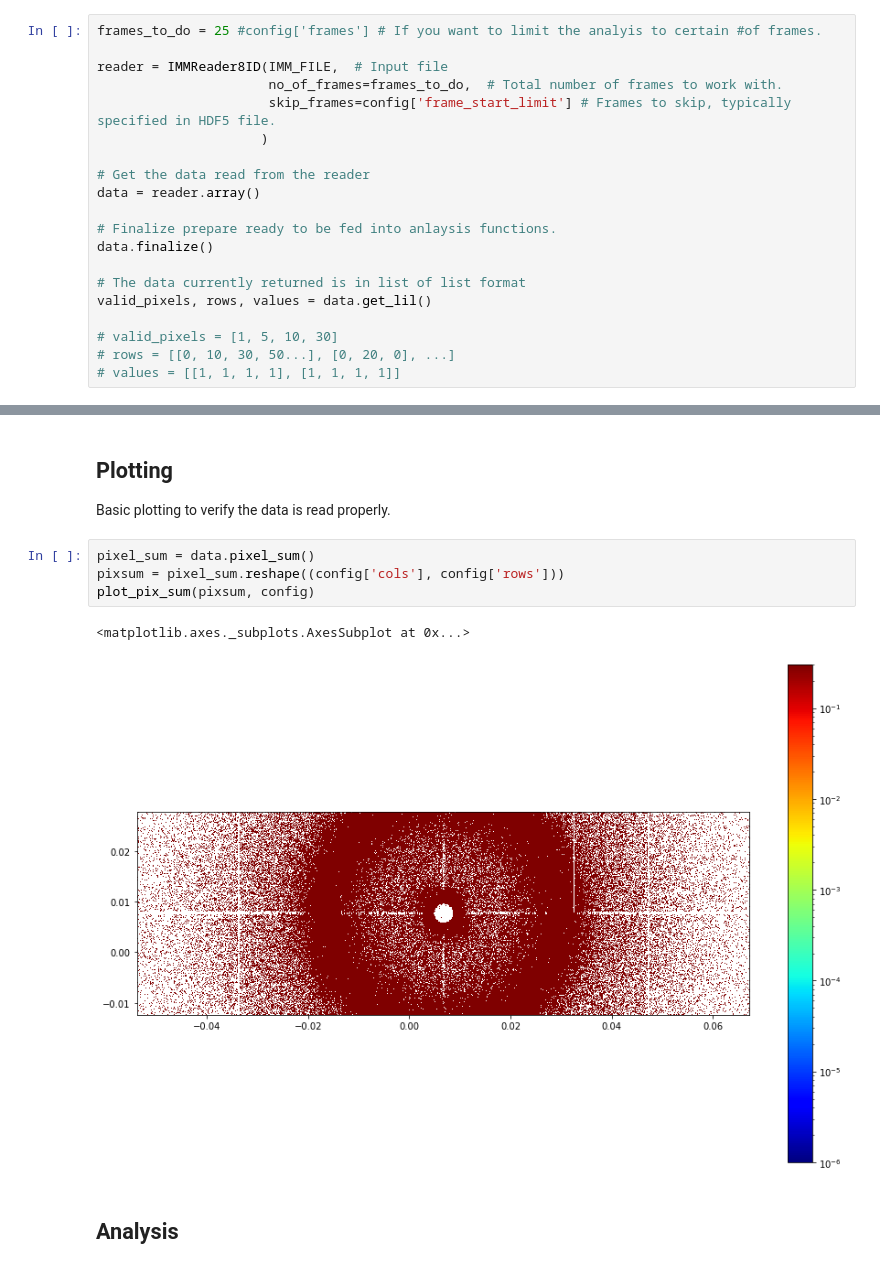
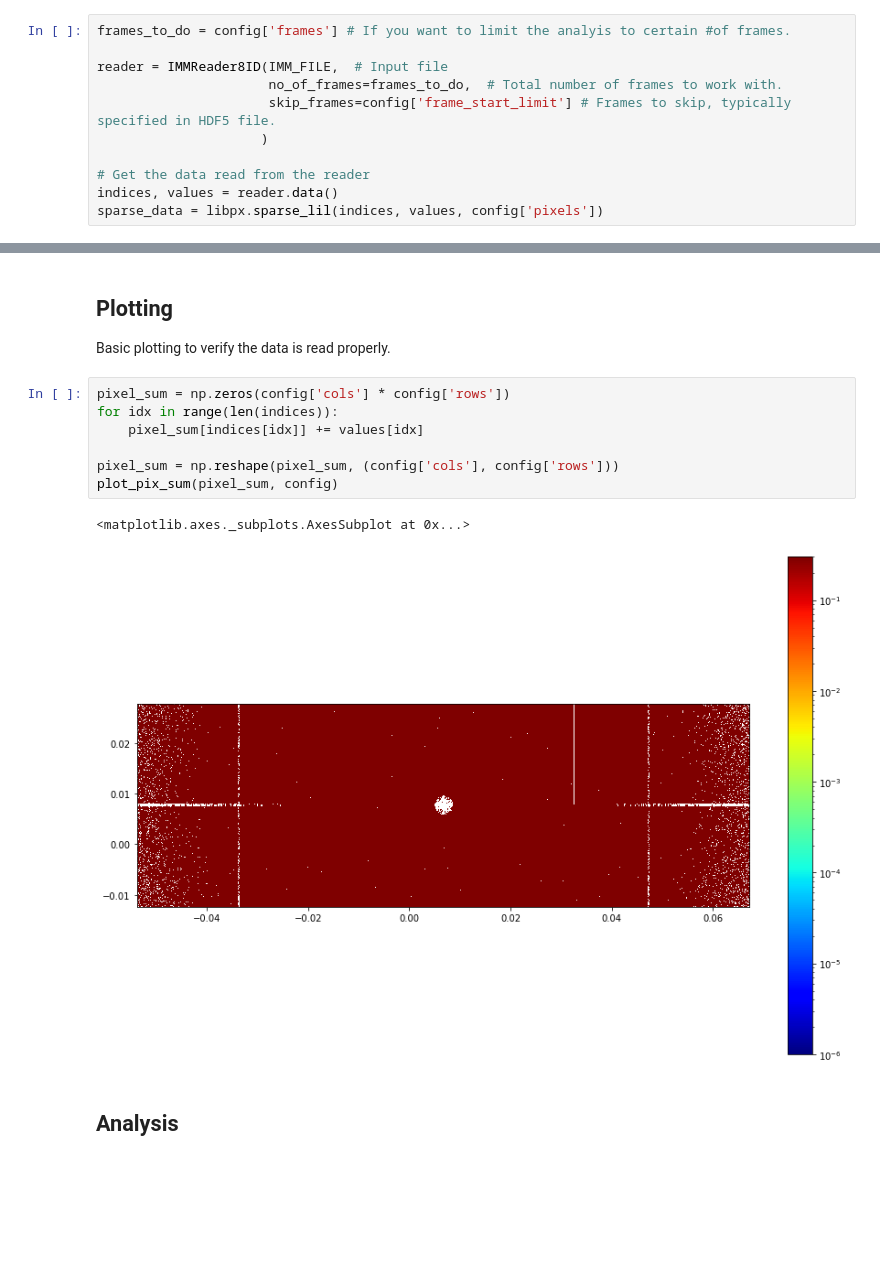
Before and after one commit to pyxpcs/pyxpcs, a Jupyter notebook: examples/XPCS Analysis & Comparison - I.ipynb, the cells around one changed output, grey strips where cells are left out. Cells and saved outputs as stored; diff of their text form; blank space fills up the shorter version.

```diff
--- a/examples/XPCS Analysis & Comparison - I.ipynb
+++ b/examples/XPCS Analysis & Comparison - I.ipynb
@@ -50,7 +62,7 @@ PyXPCSDict({'rows': 1556, 'cols': 516, 'pixels': 802896, 'frame_start': 2, 'fram
 # %% [markdown]
 ## Load data
 # %%
-frames_to_do = 25 #config['frames'] # If you want to limit the analyis to certain #of frames.
+frames_to_do = config['frames'] # If you want to limit the analyis to certain #of frames.
 
 reader = IMMReader8ID(IMM_FILE,  # Input file
                       no_of_frames=frames_to_do,  # Total number of frames to work with.
@@ -58,14 +70,5 @@ reader = IMMReader8ID(IMM_FILE,  # Input file
                      )
 
 # Get the data read from the reader
-data = reader.array()
-
-# Finalize prepare ready to be fed into anlaysis functions.
-data.finalize()
-
-# The data currently returned is in list of list format
-valid_pixels, rows, values = data.get_lil()
-
-# valid_pixels = [1, 5, 10, 30]
-# rows = [[0, 10, 30, 50...], [0, 20, 0], ...]
-# values = [[1, 1, 1, 1], [1, 1, 1, 1]]
+indices, values = reader.data()
+sparse_data = libpx.sparse_lil(indices, values, config['pixels'])
@@ -82,12 +77,15 @@ pickle.dump(values, open("values.p", "wb"))
 
 Basic plotting to verify the data is read properly.
 # %%
-pixel_sum = data.pixel_sum()
-pixsum = pixel_sum.reshape((config['cols'], config['rows']))
-plot_pix_sum(pixsum, config)
+pixel_sum = np.zeros(config['cols'] * config['rows'])
+for idx in range(len(indices)):
+    pixel_sum[indices[idx]] += values[idx]
+
+pixel_sum = np.reshape(pixel_sum, (config['cols'], config['rows']))
+plot_pix_sum(pixel_sum, config)
 # %% [output]
 <matplotlib.axes._subplots.AxesSubplot at 0x...>
-[figure, old version]
+[figure, new version]
 # %% [markdown]
 ## Analysis
 # %%
```
Also changed, not shown: parts of 23 cells of this notebook, 6 other files.
